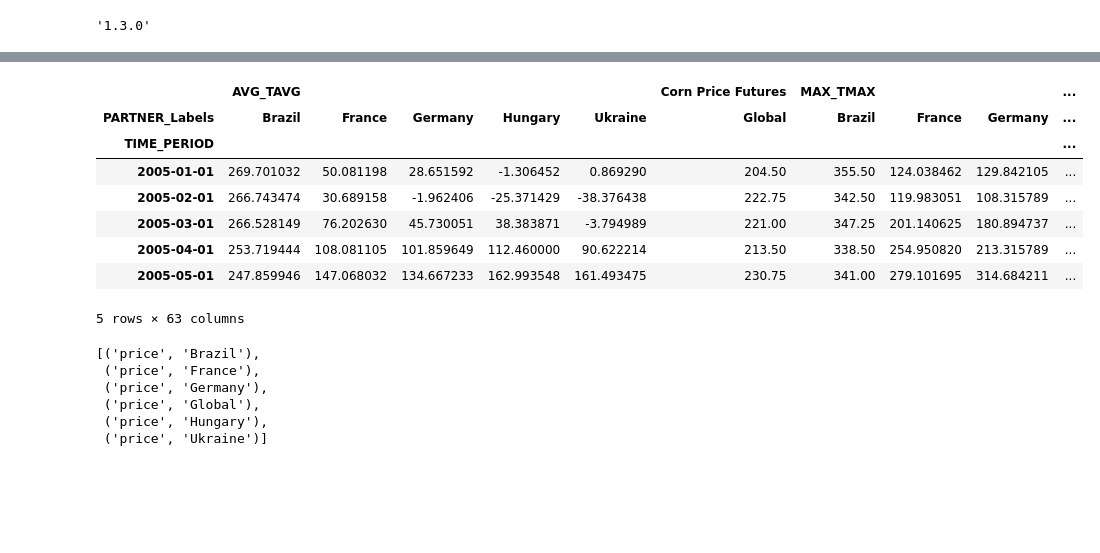
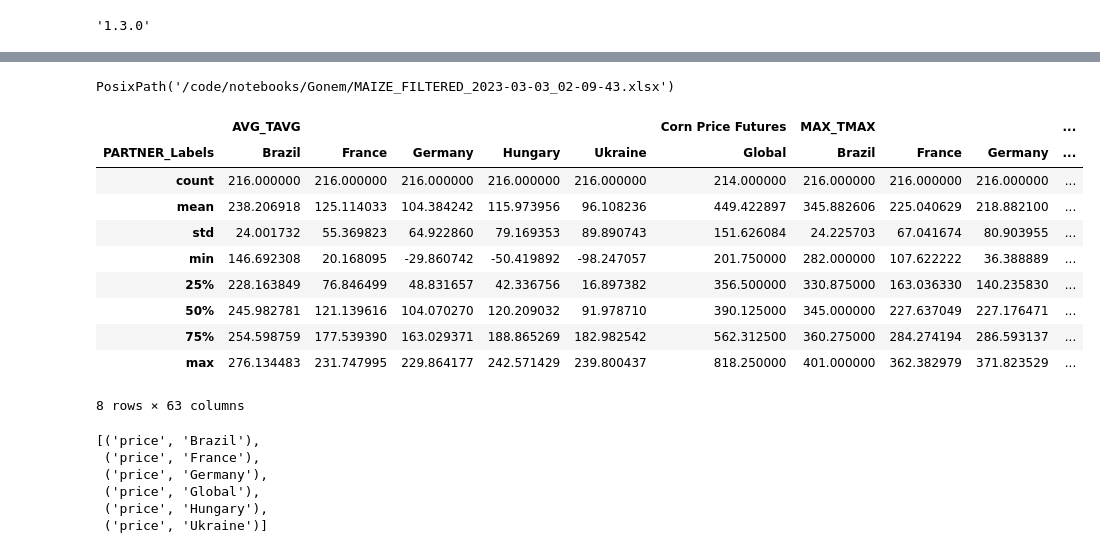
Before and after one commit to Gogonemnem/erasmus-university-rotterdam-assignments, a Jupyter notebook: code/notebooks/Gonem/run.ipynb, the cells around one changed output, grey strips where cells are left out. Saved outputs shown, nothing was run; the diff lists cells and outputs as text; code cells hidden in the pictures; blank space fills up the shorter version.

```diff
--- a/code/notebooks/Gonem/run.ipynb
+++ b/code/notebooks/Gonem/run.ipynb
@@ -25,20 +50,23 @@ gonem_directory = code_directory / "notebooks" / "Gonem"
 # data_file = bas_directory / "cadeautjevoorGonemenLiza.xlsx"
 data_file = gonem_directory / "MAIZE_FILTERED_2023-03-03_02-09-43.xlsx"
 data_file
-
-
-df = pd.read_excel(data_file, header=[0, 1], index_col=0)
-df.head(5)
 # %% [output]
-|  | AVG_TAVG |  |  |  |  | Corn Price Futures | MAX_TMAX |  |  | ... |
-| PARTNER_Labels | Brazil | France | Germany | Hungary | Ukraine | Global | Brazil | France | Germany | ... |
-| TIME_PERIOD |  |  |  |  |  |  |  |  |  | ... |
-| 2005-01-01 | 269.701032 | 50.081198 | 28.651592 | -1.306452 | 0.869290 | 204.50 | 355.50 | 124.038462 | 129.842105 | ... |
-| 2005-02-01 | 266.743474 | 30.689158 | -1.962406 | -25.371429 | -38.376438 | 222.75 | 342.50 | 119.983051 | 108.315789 | ... |
-| 2005-03-01 | 266.528149 | 76.202630 | 45.730051 | 38.383871 | -3.794989 | 221.00 | 347.25 | 201.140625 | 180.894737 | ... |
-| 2005-04-01 | 253.719444 | 108.081105 | 101.859649 | 112.460000 | 90.622214 | 213.50 | 338.50 | 254.950820 | 213.315789 | ... |
-| 2005-05-01 | 247.859946 | 147.068032 | 134.667233 | 162.993548 | 161.493475 | 230.75 | 341.00 | 279.101695 | 314.684211 | ... |
-5 rows × 63 columns
+PosixPath('/code/notebooks/Gonem/MAIZE_FILTERED_2023-03-03_02-09-43.xlsx')
+# %%
+df = pd.read_excel(data_file, header=[0, 1], index_col=0)
+df.describe()
+# %% [output]
+|  | AVG_TAVG |  |  |  |  | Corn Price Futures | MAX_TMAX |  |  | ... |
+| PARTNER_Labels | Brazil | France | Germany | Hungary | Ukraine | Global | Brazil | France | Germany | ... |
+| count | 216.000000 | 216.000000 | 216.000000 | 216.000000 | 216.000000 | 214.000000 | 216.000000 | 216.000000 | 216.000000 | ... |
+| mean | 238.206918 | 125.114033 | 104.384242 | 115.973956 | 96.108236 | 449.422897 | 345.882606 | 225.040629 | 218.882100 | ... |
+| std | 24.001732 | 55.369823 | 64.922860 | 79.169353 | 89.890743 | 151.626084 | 24.225703 | 67.041674 | 80.903955 | ... |
+| min | 146.692308 | 20.168095 | -29.860742 | -50.419892 | -98.247057 | 201.750000 | 282.000000 | 107.622222 | 36.388889 | ... |
+| 25% | 228.163849 | 76.846499 | 48.831657 | 42.336756 | 16.897382 | 356.500000 | 330.875000 | 163.036330 | 140.235830 | ... |
+| 50% | 245.982781 | 121.139616 | 104.070270 | 120.209032 | 91.978710 | 390.125000 | 345.000000 | 227.637049 | 227.176471 | ... |
+| 75% | 254.598759 | 177.539390 | 163.029371 | 188.865269 | 182.982542 | 562.312500 | 360.275000 | 284.274194 | 286.593137 | ... |
+| max | 276.134483 | 231.747995 | 229.864177 | 242.571429 | 239.800437 | 818.250000 | 401.000000 | 362.382979 | 371.823529 | ... |
+8 rows × 63 columns
 # %%
 label_columns = ['price']
 label_columns = df.columns[df.columns.get_level_values(0).isin(label_columns)].tolist()
```
Also changed, not shown: parts of 26 cells of this notebook, 2 other files.
